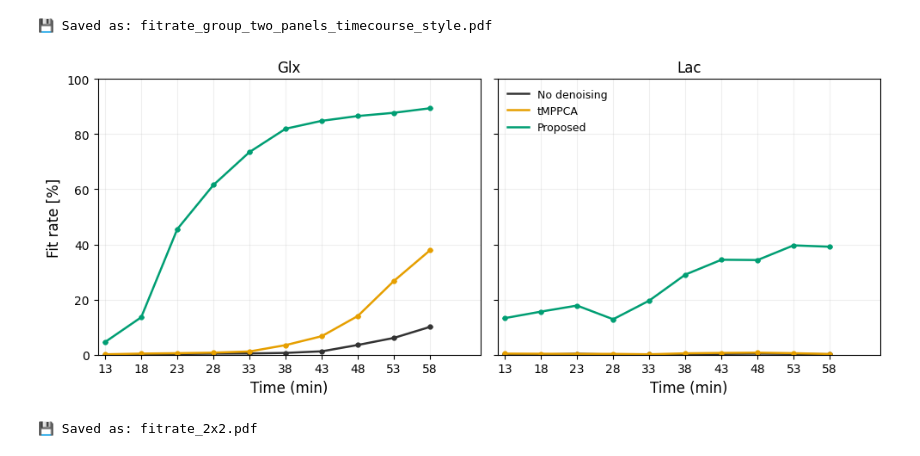
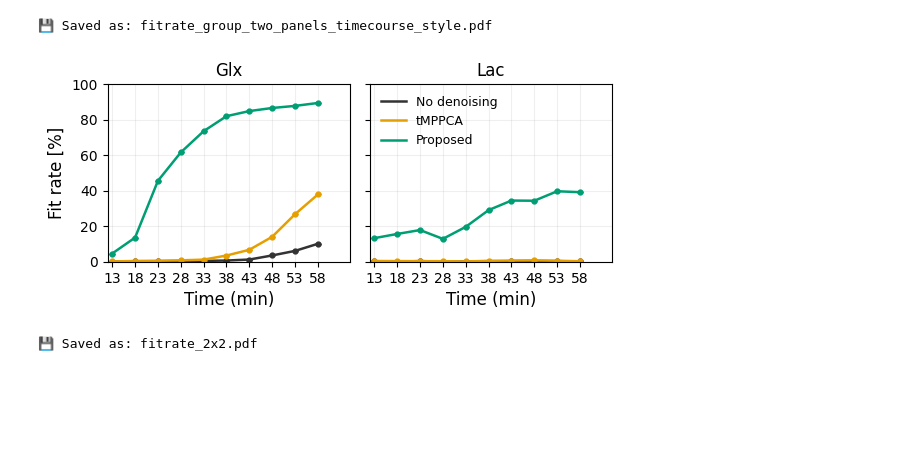
Before and after one commit to EdgarFischer/DMI_Denoising, a Jupyter notebook: notebooks/GraphikenISMRM_tumor.ipynb, the cells around one changed output. Saved outputs shown, nothing was run; the diff lists cells and outputs as text; code cells hidden in the pictures; blank space fills up the shorter version.

```diff
--- a/notebooks/GraphikenISMRM_tumor.ipynb
+++ b/notebooks/GraphikenISMRM_tumor.ipynb
@@ -488,7 +842,9 @@ def plot_group_fitrate_two_metabs_timecourse_style(
     lw, ms, cap = 1.8, 3.5, 2
     elw = 1.0
 
-    fig, axes = plt.subplots(1, 2, figsize=(10.0, 4.2), sharey=True, squeeze=False)
+    scale = 0.66
+
+    fig, axes = plt.subplots(1, 2, figsize=(scale*9.0, scale*4.2), sharey=True, squeeze=False)
     ax1, ax2 = axes[0, 0], axes[0, 1]
 
     def _panel(ax, stats, panel_title):
@@ -556,34 +912,34 @@ time_minutes = np.array([13, 18, 23, 28, 33, 38, 43, 48, 53, 58], dtype=float)
 
 import matplotlib as mpl
 mpl.rcParams.update({
     "font.size": 10,
     "axes.titlesize": 12,
     "axes.labelsize": 12,
     "xtick.labelsize": 10,
     "ytick.labelsize": 10,
     "legend.fontsize": 9,
 })
 
 
 plot_group_fitrate_two_metabs_timecourse_style(
     stats_metab1=stats_glx,
     stats_metab2=stats_lac,
     methods=methods,
     labels=labels,
     time_minutes=time_minutes,
     y_label="Fit rate [%]",
     x_label="Time (min)",
     metab1_title="Glx",
     metab2_title="Lac",
     ymax=100,
     title="",
     savepath="fitrate_group_two_panels_timecourse_style",
     legend_loc="upper left",
     legend_fontsize=9,
 )
 # %% [output]
 💾 Saved as: fitrate_group_two_panels_timecourse_style.pdf
-[figure, old version]
+[figure, new version]
 # %%
 import os
 import numpy as np
```
Also changed, not shown: parts of 2 cells of this notebook, 15 other files.
